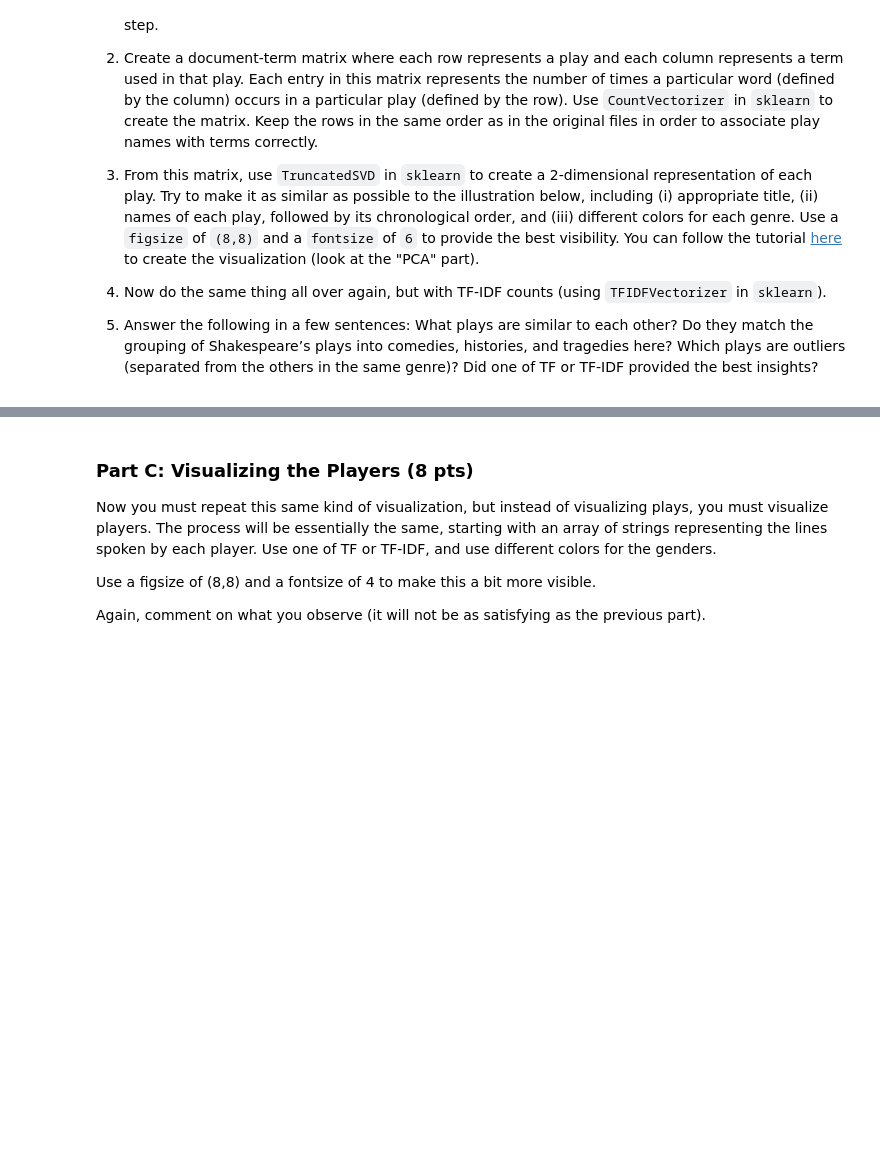
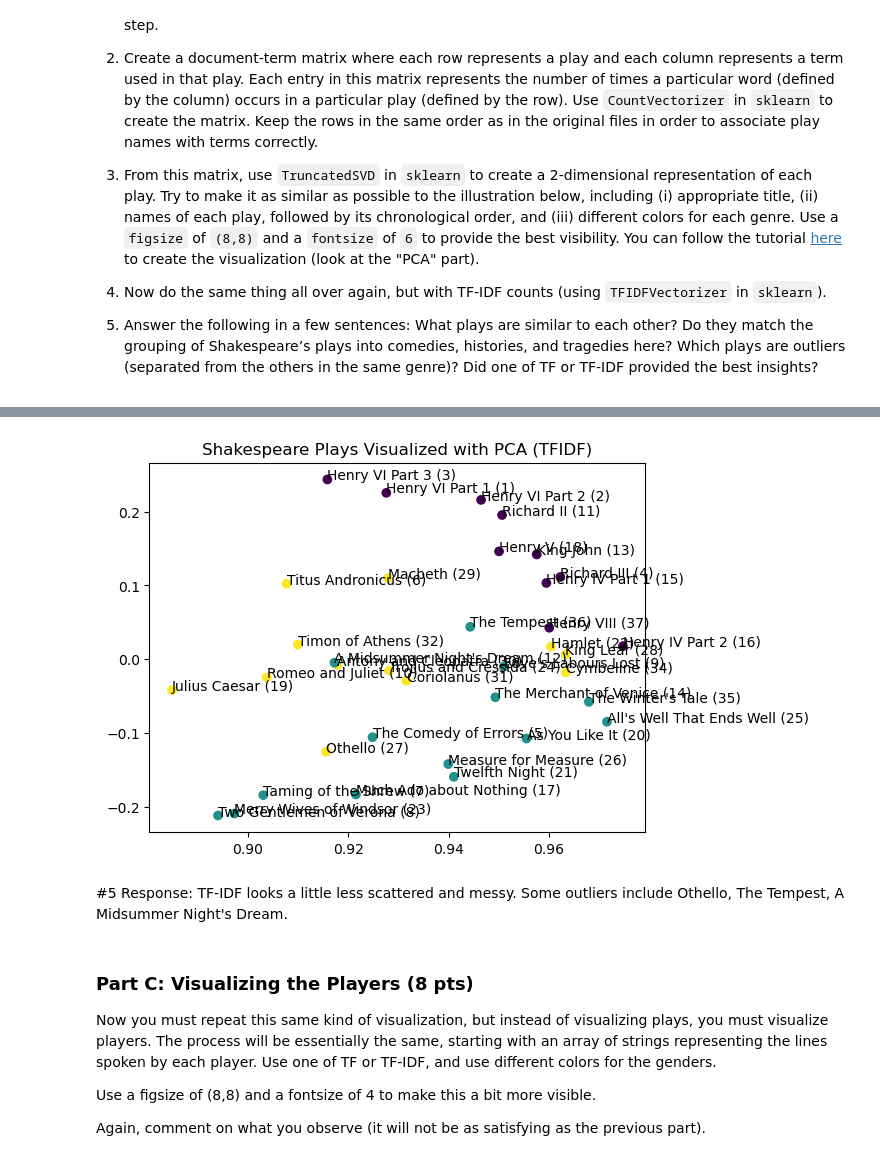
Before and after one commit to Aseeef/NLP-Classification-HW4, a Jupyter notebook: HW04.ipynb, the cells around one changed output, grey strips where cells are left out. Drawn from its saved outputs; the diff is of its cells as text; code cells hidden in the pictures; blank space fills up the shorter version.

```diff
--- a/HW04.ipynb
+++ b/HW04.ipynb
@@ -113,3 +186,28 @@ play_attributes_array = pd.read_csv('https://www.cs.bu.edu/fac/snyder/cs505/play
+# %%
+# Check if word_use_matrix exists in the store
+if 'tfidf_matrix' in locals():
+    # If it exists, load the previously saved version
+    %store -r tfidf_matrix
+else:
+    # If it doesn't exist, create and save it
+    tfidf_vectorizer = TfidfVectorizer()
+    tfidf_matrix = tfidf_vectorizer.fit_transform(play_string_array)
+    %store tfidf_matrix
+# %%
+pca = TruncatedSVD(n_components=2)
+result = pca.fit_transform(tfidf_matrix)
+# %%
+plt.title("Shakespeare Plays Visualized with PCA (TFIDF)")
+X, Y = (result[:,0], result[:,1])
+plt.scatter(X, Y, c=play_genre_as_numbers)
+for play,i in zip(play_lines_dict.keys(), range(len(play_lines_dict.keys()))):
+    plt.annotate(F"{play} ({play_chronological[i]})", xy=(X[i], Y[i]))
+plt.show()
+# %% [output]
+[figure, added]
+# %% [markdown]
+#5 Response:
+TF-IDF looks a little less scattered and messy. Some outliers include Othello, The Tempest, A Midsummer Night's Dream.
 # %% [markdown]
 ### Part C: Visualizing the Players (8 pts)
 
```
Also changed, not shown: parts of 14 cells of this notebook.
